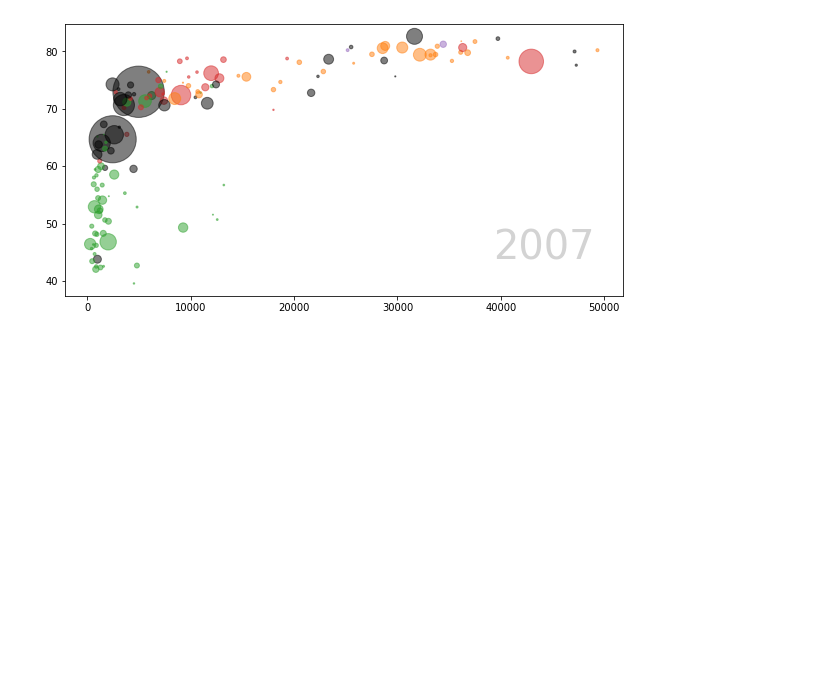
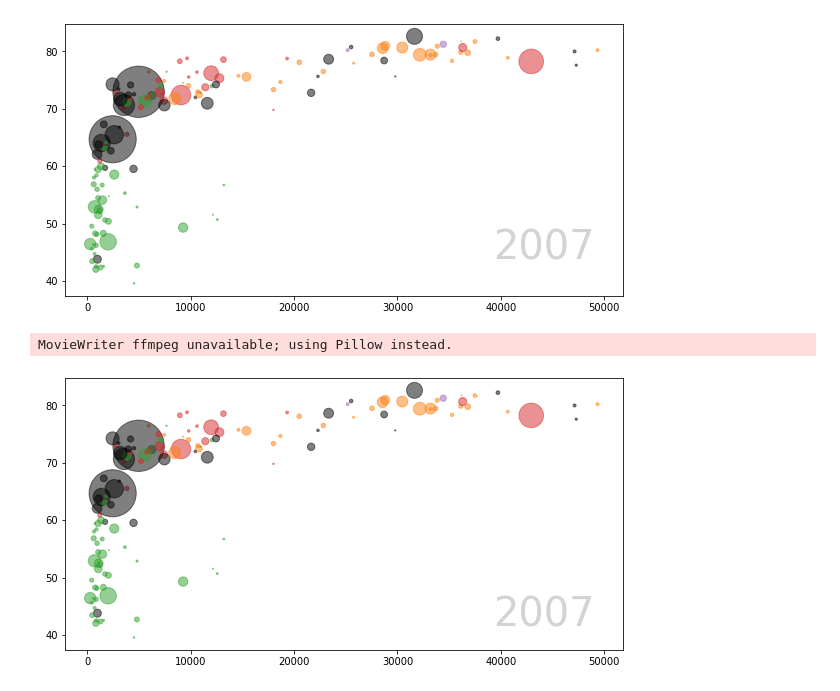
Before and after one commit to zenUnicorn/Python-Animation, a Jupyter notebook: Python Animation.ipynb, the cells around one changed output. Drawn from its saved outputs; the diff is of its cells as text; code cells hidden in the pictures; blank space fills up the shorter version.

```diff
--- a/Python Animation.ipynb
+++ b/Python Animation.ipynb
@@ -206,3 +212,47 @@ label.set_text(years[-1])
 plt.show()
 # %% [output]
 [figure]
+# %%
+fig, ax = plt.subplots(figsize=(10, 5))
+
+years = scatter_data['year'].unique()
+
+colors =[f'C{i}' for i in np.arange(1, 6)]
+cmap, norm = matplotlib.colors.from_levels_and_colors(np.arange(1, 5+2), colors)
+
+
+label = ax.text(0.95, 0.25, years[0],
+                horizontalalignment='right',
+                verticalalignment='top',
+                transform=ax.transAxes,
+                fontdict=font)
+
+
+def update_scatter(i):
+
+    year = years[i]
+
+    data_temp = scatter_data.loc[scatter_data['year'] == year, :]
+    ax.clear()
+    label = ax.text(0.95, 0.20, years[i],
+                horizontalalignment='right',
+                verticalalignment='top',
+                transform=ax.transAxes,
+                fontdict=font)
+    ax.scatter(
+        data_temp['gdpPercap'],
+        data_temp['lifeExp'],
+        s=data_temp['pop']/500000,
+        alpha = 0.5,
+        c=data_temp.color,
+        cmap=cmap,
+        norm=norm
+    )
+
+    label.set_text(year)
+
+anim = animation.FuncAnimation(fig, update_scatter, frames = len(years), interval = 30)
+anim.save('scatter.gif')
+# %% [output]
+MovieWriter ffmpeg unavailable; using Pillow instead.
+[figure, added]
```
Also changed, not shown: parts of 10 cells of this notebook, 1 other file.
